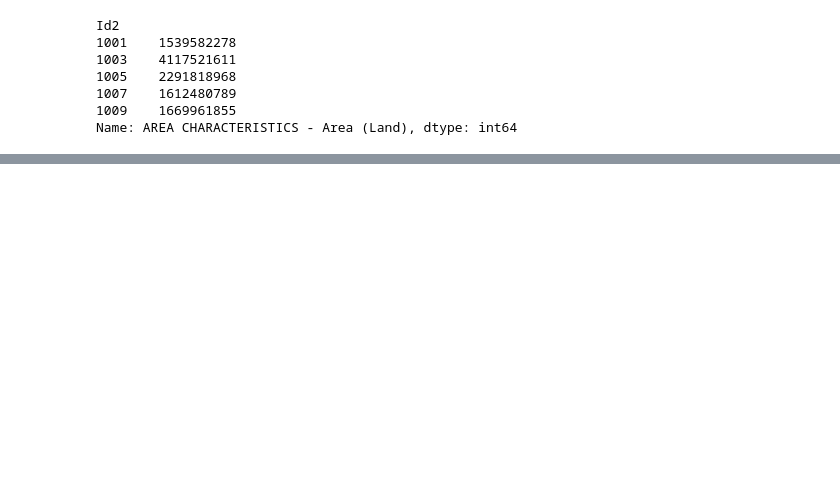
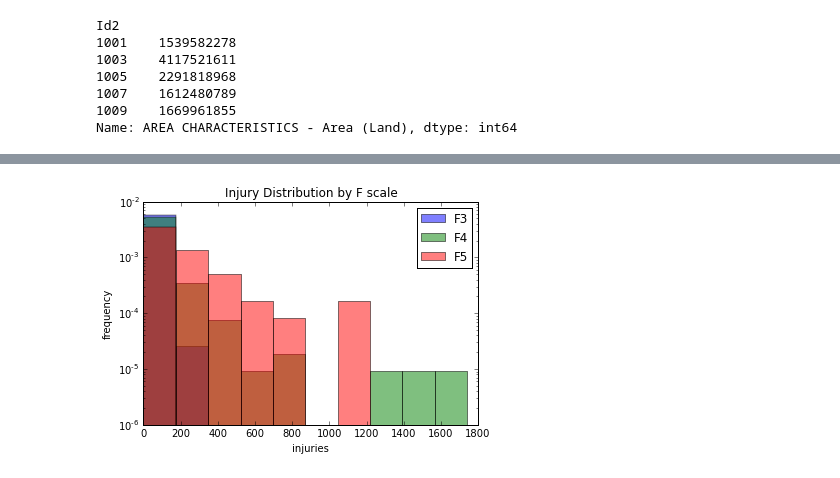
Before and after one commit to lgarrison/AM207-Twister, a Jupyter notebook: injurymodelling-stephen.ipynb, the cells around one changed output, grey strips where cells are left out. Saved outputs shown, nothing was run; the diff lists cells and outputs as text; code cells hidden in the pictures; blank space fills up the shorter version.

```diff
--- a/injurymodelling-stephen.ipynb
+++ b/injurymodelling-stephen.ipynb
@@ -302,12 +59,0 @@ plt.show()
-# %%
-injuryhist = []
-for i in xrange(niter):
-    const_factor = extract['const_factor'][i]
-    noise_factor = np.random.normal(scale=extract['noise_hp_sig'][i], size=torndatasel.index.size)
-    predinjuries = torndatasel['pop_dens'].values**extract['popdens_power'][i] * np.exp(const_factor)
-    lambdas = torndatasel['pop_dens'].values**extract['popdens_power'][i] * np.exp(const_factor + noise_factor)
-    phi = extract['phi'][i]
-    injuries = np.sum(stats.nbinom.rvs(phi, phi/(lambdas+phi)))
-    injuryhist.append(injuries)
-plt.hist(injuryhist, bins=20)
-plt.show()
@@ -353,0 +62,4 @@ Actual injuries: 1951
+# %%
+censusdata = pd.read_excel('POP01.xls', index_col='STCOU')
+decades = ['POP010150D', 'POP010160D', 'POP010170D', 'POP010180D', 'POP010190D', 'POP010200D', 'POP010210D']
+censusdata[decades].head()
@@ -353,0 +74,20 @@ Actual injuries: 1951
+# %%
+for i in torndatasel.index:
+    population = 0.
+    area = 0.
+    density = 0.
+    row = torndatasel.loc[i]
+    for column in ['f1', 'f2', 'f3', 'f4']:
+        county = row[column]
+        decade = (row['yr'] - 1950) / 10
+        if county != 0:
+            county += row['stf'] * 1000
+            if county == 12025: # Dale Cty renamed to Miami-Dale
+                county = 12086
+            if county == 27002: # most county FIPS are even... typo?
+                county = 27001  # only one record... set it to another county in the same state
+            population += censusdata[decades[decade]][county]
+            area += landdata[county]
+    torndatasel.loc[i, 'pop_dens'] = population / float(area)
+torndatasel.to_csv('1950-2014_torn.popdens.csv')
+torndatasel.head()
@@ -353,0 +104,11 @@ Actual injuries: 1951
+# %%
+maxinj = np.max(torndatasel['inj'].values)
+for f in [3,4,5]:
+    plt.hist(torndatasel[(torndatasel['f'] == f)]['inj'].values, log=True, label='F'+str(f), alpha=0.5, range=(0,maxinj), normed=True)
+plt.xlabel('injuries')
+plt.ylabel('frequency')
+plt.title('Injury Distribution by F scale')
+plt.legend()
+plt.show()
+# %% [output]
+[figure, added]
```
Also changed, not shown: parts of 82 cells of this notebook.
